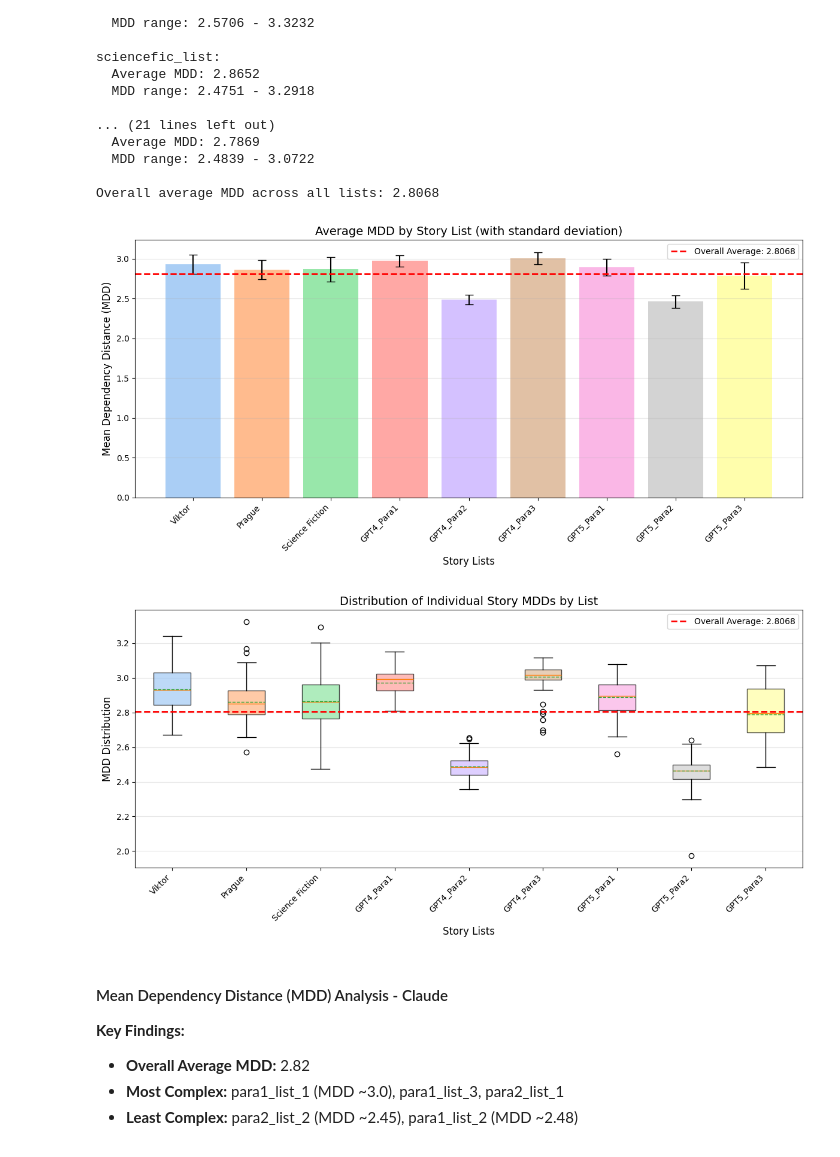
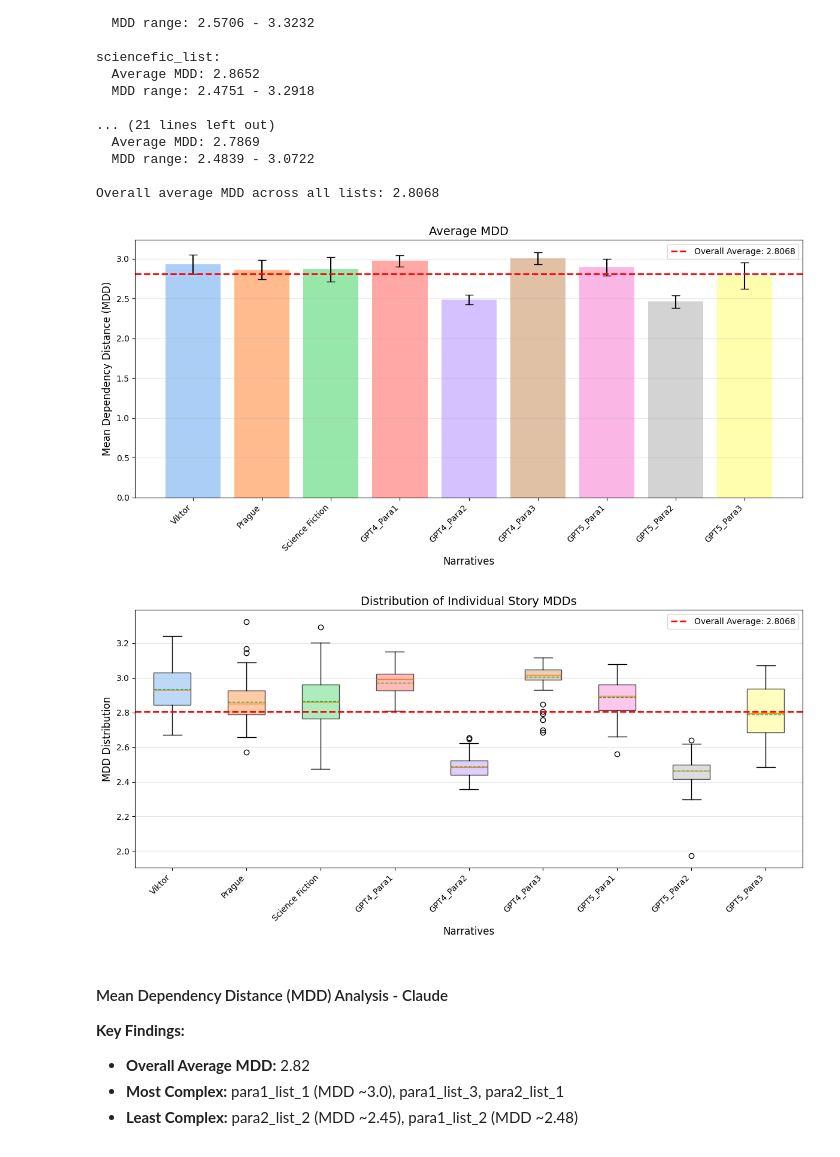
Before and after one commit to joaocnvdias/mech-i-coherence, a Jupyter notebook: vector-fields/plots/prompt-v-paraphrase.ipynb, the cells around one changed output. Cells and saved outputs as stored; diff of their text form; code cells hidden in the pictures.

```diff
--- a/vector-fields/plots/prompt-v-paraphrase.ipynb
+++ b/vector-fields/plots/prompt-v-paraphrase.ipynb
@@ -614,29 +614,29 @@ Overall average MDD across all lists: 2.8068
 # %%
 averages = [results[name]['average_mdd'] for name in list_names]
 std_devs = [np.std(results[name]['individual_mdds']) for name in list_names]
 #labels = list_names
 colors = sns.color_palette("pastel", len(labels))
 
 #plot 1: Average MDD by list with error bars
 fig1, ax1 = plt.subplots(figsize=(12, 6))
 
 x_pos = np.arange(len(labels))
 bars = ax1.bar(x_pos, averages, yerr=std_devs, capsize=5, alpha=0.9, color=colors)
 
-ax1.set_xlabel('Story Lists', fontsize=12, fontweight='normal')
+ax1.set_xlabel('Narratives', fontsize=12, fontweight='normal')
 ax1.set_ylabel('Mean Dependency Distance (MDD)', fontsize=12, fontweight='normal')
-ax1.set_title('Average MDD by Story List (with standard deviation)', fontsize=14, fontweight='normal')
+ax1.set_title('Average MDD', fontsize=14, fontweight='normal')
 ax1.set_xticks(x_pos)
 ax1.set_xticklabels(labels, rotation=45, ha='right')
 ax1.axhline(y=overall_average, color='red', linestyle='--', linewidth=2,
             label=f'Overall Average: {overall_average:.4f}')
 ax1.legend()
 ax1.grid(axis='y', alpha=0.3)
 
 plt.tight_layout()
 plt.show()
 # %% [output]
-[figure, old version]
+[figure, new version]
 # %%
 #plot 2: Distribution of individual MDDs across all lists
 
@@ -652,9 +652,9 @@ for patch, color in zip(bp['boxes'], colors):
     patch.set_facecolor(color)
     patch.set_alpha(0.7)
 
-ax2.set_xlabel('Story Lists', fontsize=12, fontweight='normal')
+ax2.set_xlabel('Narratives', fontsize=12, fontweight='normal')
 ax2.set_ylabel('MDD Distribution', fontsize=12, fontweight='normal')
-ax2.set_title('Distribution of Individual Story MDDs by List', fontsize=14, fontweight='normal')
+ax2.set_title('Distribution of Individual Story MDDs', fontsize=14, fontweight='normal')
 ax2.set_xticklabels(labels, rotation=45, ha='right')
 ax2.axhline(y=overall_average, color='red', linestyle='--', linewidth=2,
             label=f'Overall Average: {overall_average:.4f}')
@@ -664,7 +664,7 @@ ax2.grid(axis='y', alpha=0.3)
 plt.tight_layout()
 plt.show()
 # %% [output]
-[figure, old version]
+[figure, new version]
 # %% [markdown]
 #### Mean Dependency Distance (MDD) Analysis - Claude
 
```
Also changed, not shown: 7 other files.
